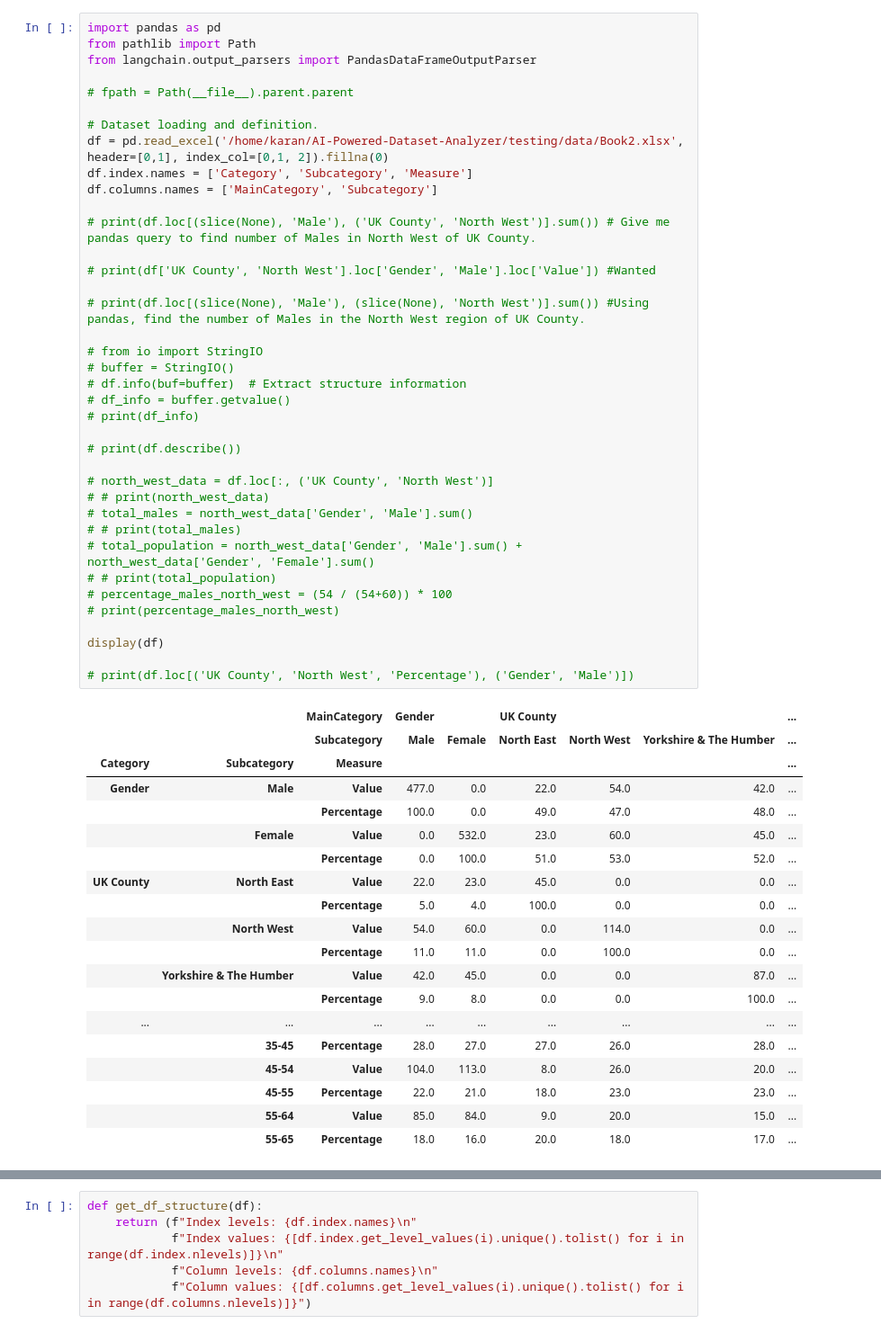
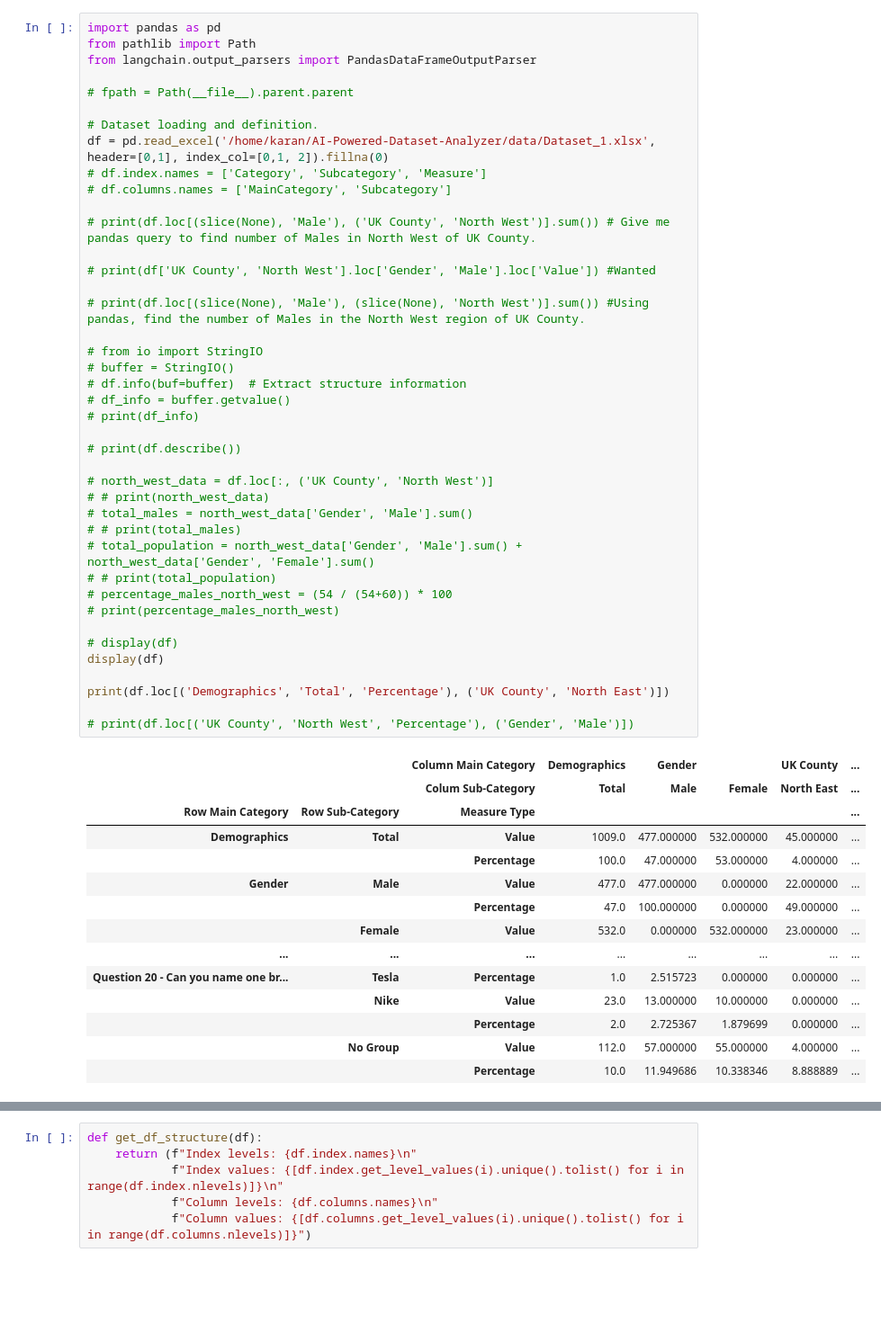
Before and after one commit to KNclusive/AI-Powered-Dataset-Analyzer, a Jupyter notebook: backend/deprecated/testing.ipynb, the cells around one changed output, grey strips where cells are left out. Shown: that part at 90% size. Drawn from its saved outputs; the diff is of its cells as text; blank space fills up the shorter version.

```diff
--- a/backend/deprecated/testing.ipynb
+++ b/backend/deprecated/testing.ipynb
@@ -6,53 +6,51 @@ from langchain.output_parsers import PandasDataFrameOutputParser
 # fpath = Path(__file__).parent.parent
 
 # Dataset loading and definition.
-df = pd.read_excel('/home/karan/AI-Powered-Dataset-Analyzer/testing/data/Book2.xlsx', header=[0,1], index_col=[0,1, 2]).fillna(0)
-df.index.names = ['Category', 'Subcategory', 'Measure']
-df.columns.names = ['MainCategory', 'Subcategory']
+df = pd.read_excel('/home/karan/AI-Powered-Dataset-Analyzer/data/Dataset_1.xlsx', header=[0,1], index_col=[0,1, 2]).fillna(0)
+# df.index.names = ['Category', 'Subcategory', 'Measure']
+# df.columns.names = ['MainCategory', 'Subcategory']
 
 # print(df.loc[(slice(None), 'Male'), ('UK County', 'North West')].sum()) # Give me pandas query to find number of Males in North West of UK County.
 
 # print(df['UK County', 'North West'].loc['Gender', 'Male'].loc['Value']) #Wanted
 
 # print(df.loc[(slice(None), 'Male'), (slice(None), 'North West')].sum()) #Using pandas, find the number of Males in the North West region of UK County.
 
 # from io import StringIO
 # buffer = StringIO()
 # df.info(buf=buffer)  # Extract structure information
 # df_info = buffer.getvalue()
 # print(df_info)
 
 # print(df.describe())
 
 # north_west_data = df.loc[:, ('UK County', 'North West')]
 # # print(north_west_data)
 # total_males = north_west_data['Gender', 'Male'].sum()
 # # print(total_males)
 # total_population = north_west_data['Gender', 'Male'].sum() + north_west_data['Gender', 'Female'].sum()
 # # print(total_population)
 # percentage_males_north_west = (54 / (54+60)) * 100
 # print(percentage_males_north_west)
 
+# display(df)
 display(df)
 
+print(df.loc[('Demographics', 'Total', 'Percentage'), ('UK County', 'North East')])
+
 # print(df.loc[('UK County', 'North West', 'Percentage'), ('Gender', 'Male')])
 # %% [output]
-|  |  | MainCategory | Gender |  | UK County |  |  | ... |
-|  |  | Subcategory | Male | Female | North East | North West | Yorkshire & The Humber | ... |
-| Category | Subcategory | Measure |  |  |  |  |  | ... |
-| Gender | Male | Value | 477.0 | 0.0 | 22.0 | 54.0 | 42.0 | ... |
-|  |  | Percentage | 100.0 | 0.0 | 49.0 | 47.0 | 48.0 | ... |
-|  | Female | Value | 0.0 | 532.0 | 23.0 | 60.0 | 45.0 | ... |
-|  |  | Percentage | 0.0 | 100.0 | 51.0 | 53.0 | 52.0 | ... |
-| UK County | North East | Value | 22.0 | 23.0 | 45.0 | 0.0 | 0.0 | ... |
-|  |  | Percentage | 5.0 | 4.0 | 100.0 | 0.0 | 0.0 | ... |
-|  | North West | Value | 54.0 | 60.0 | 0.0 | 114.0 | 0.0 | ... |
-|  |  | Percentage | 11.0 | 11.0 | 0.0 | 100.0 | 0.0 | ... |
-|  | Yorkshire & The Humber | Value | 42.0 | 45.0 | 0.0 | 0.0 | 87.0 | ... |
-|  |  | Percentage | 9.0 | 8.0 | 0.0 | 0.0 | 100.0 | ... |
-| ... | ... | ... | ... | ... | ... | ... | ... | ... |
-|  | 35-45 | Percentage | 28.0 | 27.0 | 27.0 | 26.0 | 28.0 | ... |
-|  | 45-54 | Value | 104.0 | 113.0 | 8.0 | 26.0 | 20.0 | ... |
-|  | 45-55 | Percentage | 22.0 | 21.0 | 18.0 | 23.0 | 23.0 | ... |
-|  | 55-64 | Value | 85.0 | 84.0 | 9.0 | 20.0 | 15.0 | ... |
-|  | 55-65 | Percentage | 18.0 | 16.0 | 20.0 | 18.0 | 17.0 | ... |
+|  |  | Column Main Category | Demographics | Gender |  | UK County | ... |
+|  |  | Colum Sub-Category | Total | Male | Female | North East | ... |
+| Row Main Category | Row Sub-Category | Measure Type |  |  |  |  | ... |
+| Demographics | Total | Value | 1009.0 | 477.000000 | 532.000000 | 45.000000 | ... |
+|  |  | Percentage | 100.0 | 47.000000 | 53.000000 | 4.000000 | ... |
+| Gender | Male | Value | 477.0 | 477.000000 | 0.000000 | 22.000000 | ... |
+|  |  | Percentage | 47.0 | 100.000000 | 0.000000 | 49.000000 | ... |
+|  | Female | Value | 532.0 | 0.000000 | 532.000000 | 23.000000 | ... |
+| ... | ... | ... | ... | ... | ... | ... | ... |
+| Question 20 - Can you name one br... | Tesla | Percentage | 1.0 | 2.515723 | 0.000000 | 0.000000 | ... |
+|  | Nike | Value | 23.0 | 13.000000 | 10.000000 | 0.000000 | ... |
+|  |  | Percentage | 2.0 | 2.725367 | 1.879699 | 0.000000 | ... |
+|  | No Group | Value | 112.0 | 57.000000 | 55.000000 | 4.000000 | ... |
+|  |  | Percentage | 10.0 | 11.949686 | 10.338346 | 8.888889 | ... |
```
Also changed, not shown: parts of 1 cell of this notebook, 9 other files.
